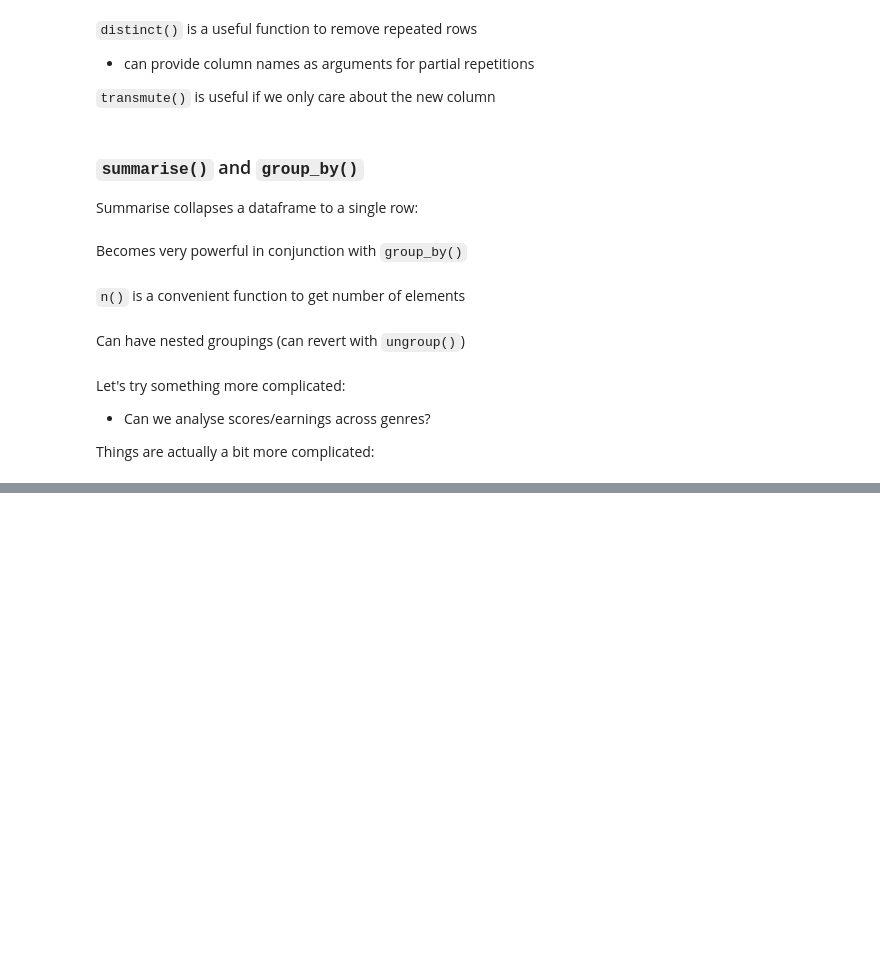
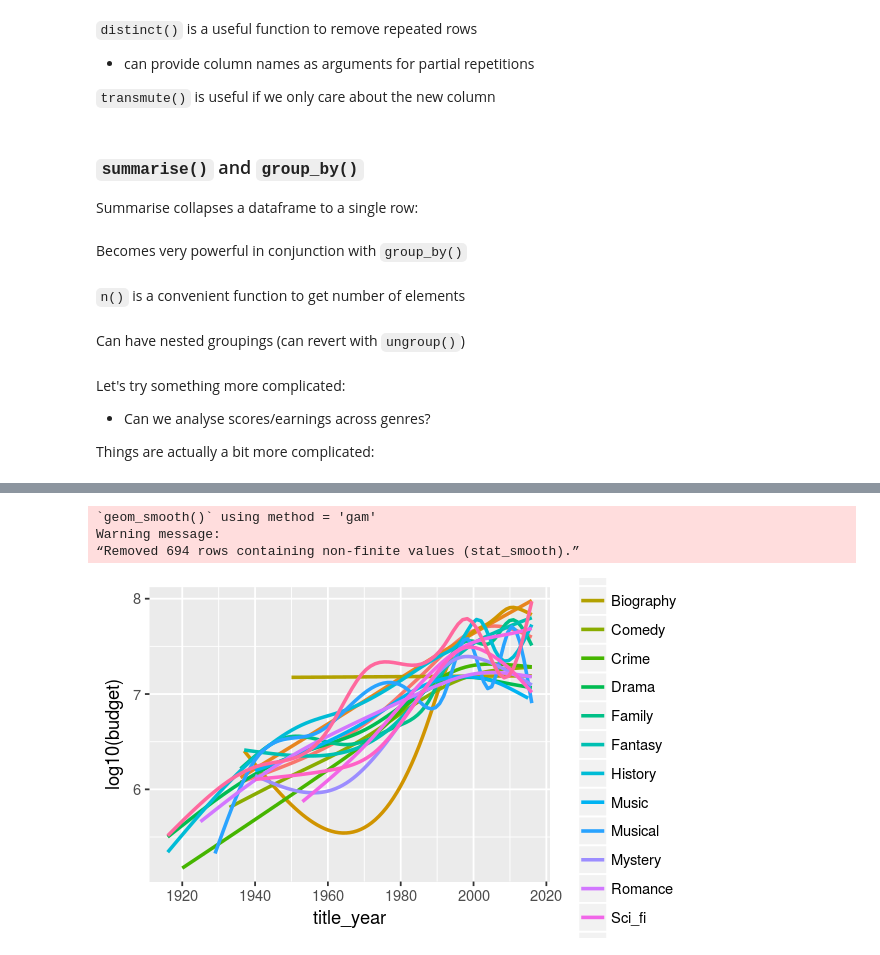
Before and after one commit to varao/varao.github.io, a Jupyter notebook: stat598z_fall17/lect14.ipynb, the cells around one changed output, grey strips where cells are left out. Saved outputs shown, nothing was run; the diff lists cells and outputs as text; code cells hidden in the pictures; blank space fills up the shorter version.

```diff
--- a/stat598z_fall17/lect14.ipynb
+++ b/stat598z_fall17/lect14.ipynb
@@ -277,0 +414,12 @@ gnr_frac %>% mutate_each(funs(./sum(.)),Action:Game_Show) %>% gather('Genre','Co
+# %%
+movies %>% filter(country=="USA") %>%
+    select(title_year, budget, Action:Musical)  %>%
+    gather(Action:Musical, key = 'type', value='amt') %>%
+    filter(amt==TRUE) %>%
+      ggplot + geom_smooth(aes(x=title_year,y=log10(budget),
+                               group=type, color=type),se=F)
+# %% [output]
+`geom_smooth()` using method = 'gam'
+Warning message:
+“Removed 694 rows containing non-finite values (stat_smooth).”
+[figure, added]
```
Also changed, not shown: parts of 47 cells of this notebook, 2 other files.
